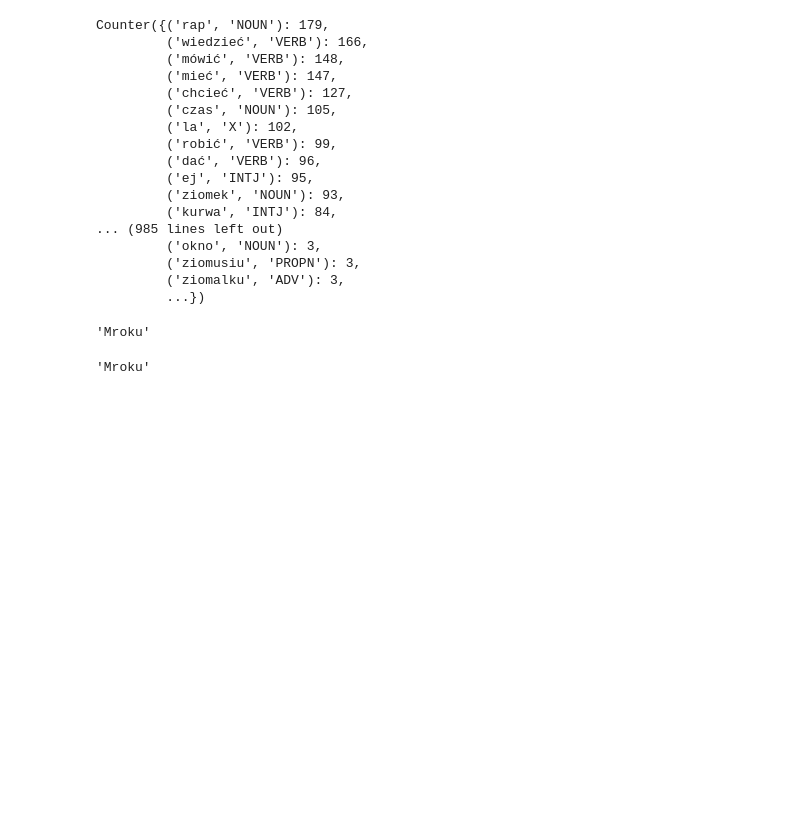
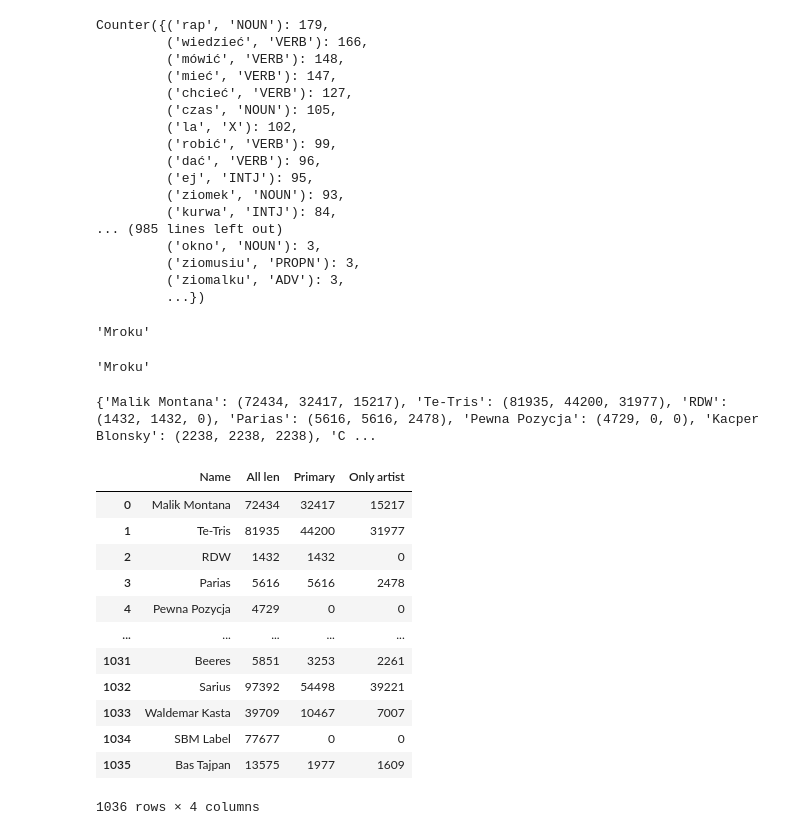
Before and after one commit to IndoIence/Music_Analysis, a Jupyter notebook: initial_data_analysis.ipynb, the cells around one changed output. Cells and saved outputs as stored; diff of their text form; code cells hidden in the pictures; blank space fills up the shorter version.

```diff
--- a/initial_data_analysis.ipynb
+++ b/initial_data_analysis.ipynb
@@ -101,0 +72,43 @@ art.name
+# %%
+# Check for the length of wordlimit_songs in songs that we have the primary artist is this one
+from utils import CONFIG, sanitize_art_name, get_artists
+from pathlib import Path
+import pickle
+from tqdm import tqdm
+a_names = CONFIG["artist_names"]
+in_dir = Path(CONFIG["artists_pl_path"])
+d = {}
+for art in tqdm(get_artists()):
+    # f_path = in_dir / (sanitize_art_name(a_name)+'.artPkl')
+    # art = pickle.load(open(f_path, 'rb'))
+    all_songs = art.songs
+    prim_songs = art.get_limit_songs(limit=float('inf'), prim_art=True)
+    only_songs = art.get_limit_songs(limit=float('inf'), only_art=True)
+
+    len_all = get_len_of_songs(all_songs)
+    len_prim = get_len_of_songs(prim_songs)
+    len_only = get_len_of_songs(only_songs)
+    d[art.name] = (len_all, len_prim, len_only)
+print(d)
+# %% [output]
+{'Malik Montana': (72434, 32417, 15217), 'Te-Tris': (81935, 44200, 31977), 'RDW': (1432, 1432, 0), 'Parias': (5616, 5616, 2478), 'Pewna Pozycja': (4729, 0, 0), 'Kacper Blonsky': (2238, 2238, 2238), 'C ...
+# %%
+import pandas as pd
+data_for_df = [[k] + list(v) for k, v in d.items()]
+columns = ['Name', 'All len', 'Primary', 'Only artist']
+df = pd.DataFrame(data_for_df, columns=columns )
+df
+# %% [output]
+|  | Name | All len | Primary | Only artist |
+| 0 | Malik Montana | 72434 | 32417 | 15217 |
+| 1 | Te-Tris | 81935 | 44200 | 31977 |
+| 2 | RDW | 1432 | 1432 | 0 |
+| 3 | Parias | 5616 | 5616 | 2478 |
+| 4 | Pewna Pozycja | 4729 | 0 | 0 |
+| ... | ... | ... | ... | ... |
+| 1031 | Beeres | 5851 | 3253 | 2261 |
+| 1032 | Sarius | 97392 | 54498 | 39221 |
+| 1033 | Waldemar Kasta | 39709 | 10467 | 7007 |
+| 1034 | SBM Label | 77677 | 0 | 0 |
+| 1035 | Bas Tajpan | 13575 | 1977 | 1609 |
+1036 rows × 4 columns
```
Also changed, not shown: parts of 8 cells of this notebook, 1 other file.
